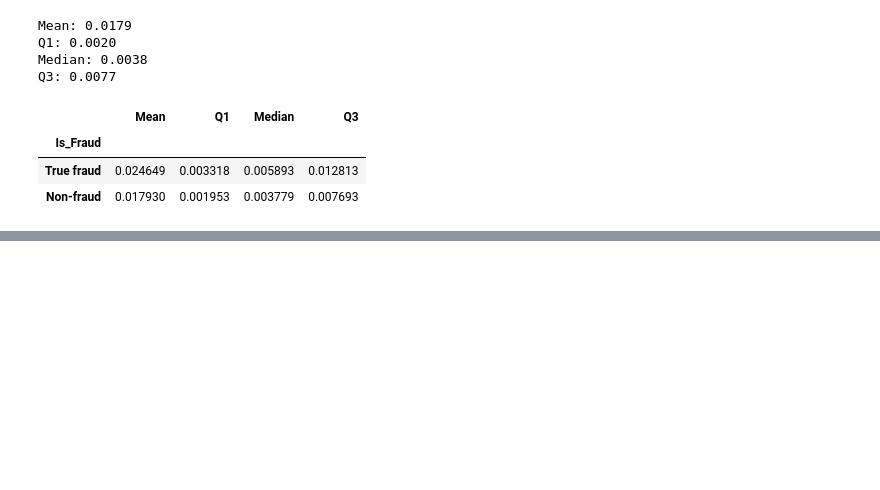
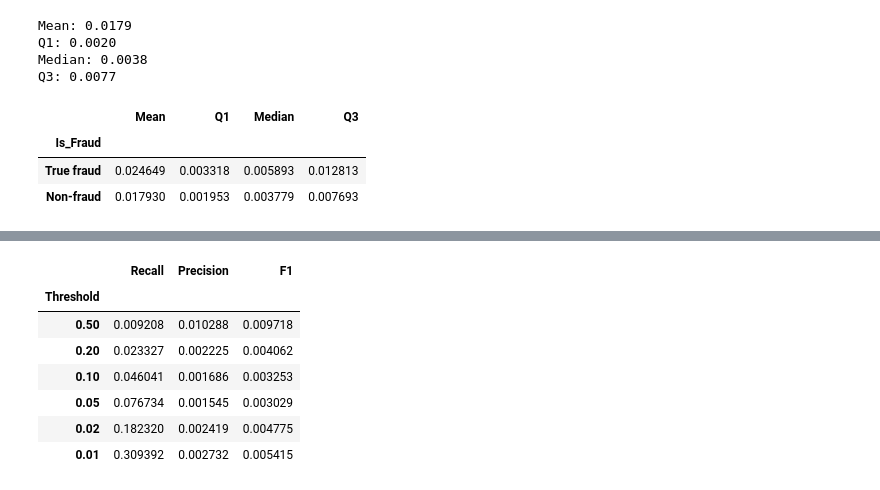
Before and after one commit to martynawieruszewska/finsight-fintech-analytics, a Jupyter notebook: notebooks/ml/02_logistic_regression.ipynb, the cells around one changed output, grey strips where cells are left out. Drawn from its saved outputs; the diff is of its cells as text; code cells hidden in the pictures; blank space fills up the shorter version.

```diff
--- a/notebooks/ml/02_logistic_regression.ipynb
+++ b/notebooks/ml/02_logistic_regression.ipynb
@@ -434,0 +451,30 @@ probability_summary
+# %%
+thresholds = [0.5, 0.2, 0.1, 0.05, 0.02, 0.01]
+
+threshold_results = []
+
+for threshold in thresholds:
+    y_pred_threshold = (fraud_proba >= threshold).astype(int)
+
+    recall_threshold = recall_score(y_val, y_pred_threshold)
+    precision_threshold = precision_score(y_val, y_pred_threshold)
+    f1_threshold = f1_score(y_val, y_pred_threshold)
+
+    threshold_results.append({
+        "Threshold": threshold,
+        "Recall": recall_threshold,
+        "Precision": precision_threshold,
+        "F1": f1_threshold
+    })
+
+threshold_results = pd.DataFrame(threshold_results).set_index("Threshold")
+threshold_results
+# %% [output]
+|  | Recall | Precision | F1 |
+| Threshold |  |  |  |
+| 0.50 | 0.009208 | 0.010288 | 0.009718 |
+| 0.20 | 0.023327 | 0.002225 | 0.004062 |
+| 0.10 | 0.046041 | 0.001686 | 0.003253 |
+| 0.05 | 0.076734 | 0.001545 | 0.003029 |
+| 0.02 | 0.182320 | 0.002419 | 0.004775 |
+| 0.01 | 0.309392 | 0.002732 | 0.005415 |
```
Also changed, not shown: parts of 3 cells of this notebook.
